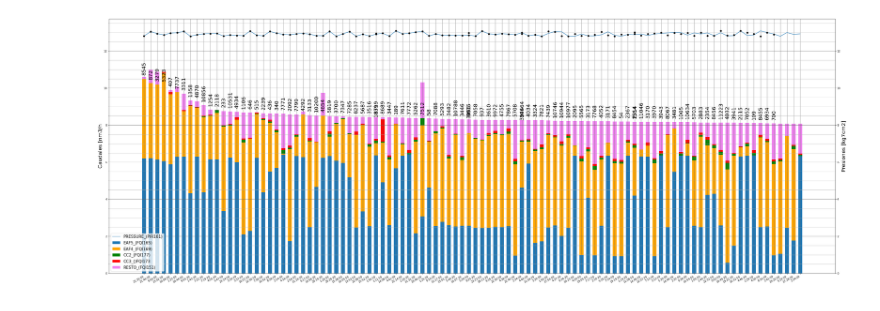
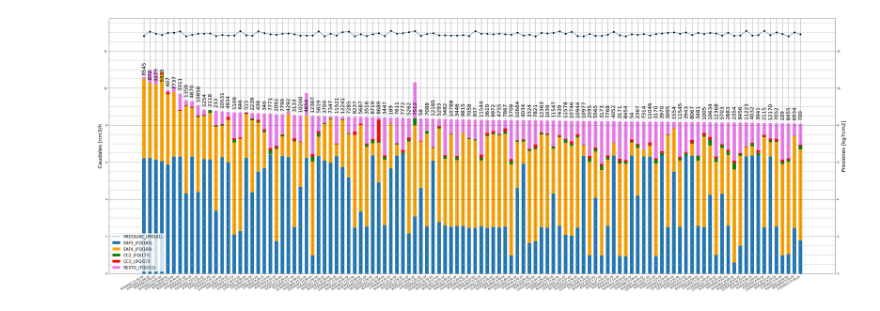
Before and after one commit to JuanCappelletti/Consteel_H06, a Jupyter notebook: ensayo.ipynb, the cells around one changed output. Drawn from its saved outputs; the diff is of its cells as text; code cells hidden in the pictures.

```diff
--- a/ensayo.ipynb
+++ b/ensayo.ipynb
@@ -15,3 +15,6 @@ import plotly.graph_objects as go
 Url = "https://raw.githubusercontent.com/JuanCappelletti/Consteel_H06/main/Trend1022.csv" #@param {type:"string"}
 datos = pd.read_csv(Url,sep=";",decimal=",")
 df=pd.DataFrame(datos)
+dfx=df.copy()
+dfx.Time= dfx.Date.values+' '+dfx.Time.values  #(dfx.loc[:,'Date']).replace('/','')
+dfx
@@ -134,7 +152,7 @@ fig.show()
 [interactive output not drawn]
 # %%
 #@title Maximos y minimos de intervalo dado:
-nvalue = 100 #@param {type:"number"}
+nvalue = 110 #@param {type:"number"}
 Instrumento = 'FQI161' #@param {type:"raw"}
 dfx = dfz #@param {type:"raw"}
 dfmax=dfx.nlargest(nvalue,Instrumento)
@@ -150,41 +168,43 @@ MU=str(Muestra)
 def GRAFICO_BARRA(B,l):
   fig3, (ax)= plt.subplots(1, figsize=(50,20))
   bar1=np.arange(len(B.Time))
+
   w=0.6
   AA=1
   z=len(B)
-  IND=list((B.indice.values))#-1
+  IND=list((B.indice.values))
   x= list(B.Time.values)
   y= list((B.FQI161.values/1000)+0.25)
-  j= (df.loc[0]['Date']).replace('/','')
-  o='Barra_M'+l+j+".jpg"
+  #j= (df.loc[0]['Date']).replace('/','')
+  #o='Barra_M'+l+j+".jpg"
 
   ax.bar(bar1,B.FQI165/1000,w,color="tab:blue",label="EAF5_(FQI165)")
   ax.bar(bar1,B.FQI169/1000,w,bottom=B.FQI165/1000,color="orange",label="EAF4_(FQI169)")
   ax.bar(bar1,B.FQI177/1000,w,bottom=(B.FQI165+B.FQI169)/1000,color="green",label="CC2_(FQI177)")
   ax.bar(bar1,B.FQI173/1000,w,bottom=(B.FQI165+B.FQI169+B.FQI177)/1000,color="red",label="CC3_()FQI173")
   ax.bar(bar1,B.FQI151/1000,w,bottom=(B.FQI165+B.FQI169+B.FQI177+B.FQI173)/1000,color="violet",alpha=AA,label="RESTO_(FQI151)")
   plt.xticks(bar1,B.Time)
   ax.plot(bar1,B.PIR161,label="PRESSURE_(PIR161)")
   r,=ax.plot(B.Time,B.PIR161,'o',color="black")
   ax.grid(visible=True,which='major',color='#666666',linestyle='-')
   ax.set_ylabel('Caudales [nm3/h',fontsize=20)
   secax_y=ax.secondary_yaxis("right",functions=None)
   secax_y.set_ylabel(r'Presiones [kg7cm2]',fontsize=20)
-  for i in range(z):
+
+  for i in range(0,z):
      plt.text(x[i],y[i],str(IND[i]),fontsize=20,horizontalalignment='center',
               rotation='vertical')
   ax.yaxis.grid(True, which='minor')
   ax.yaxis.set_minor_locator(MultipleLocator(0.5),)
   fig3.autofmt_xdate()
   ax.legend(fontsize=15)
   plt.show()
 
-
+  #print(bar1)
 #------------------------------------------------------------------------
 GRAFICO_BARRA(Muestra,MU)
 # %% [output]
-[figure, old version]
+[figure, new version]
 # %%
 from collections.abc import ItemsView
 #@title Distribución de la muestra individual.
```
Also changed, not shown: parts of 3 cells of this notebook.
